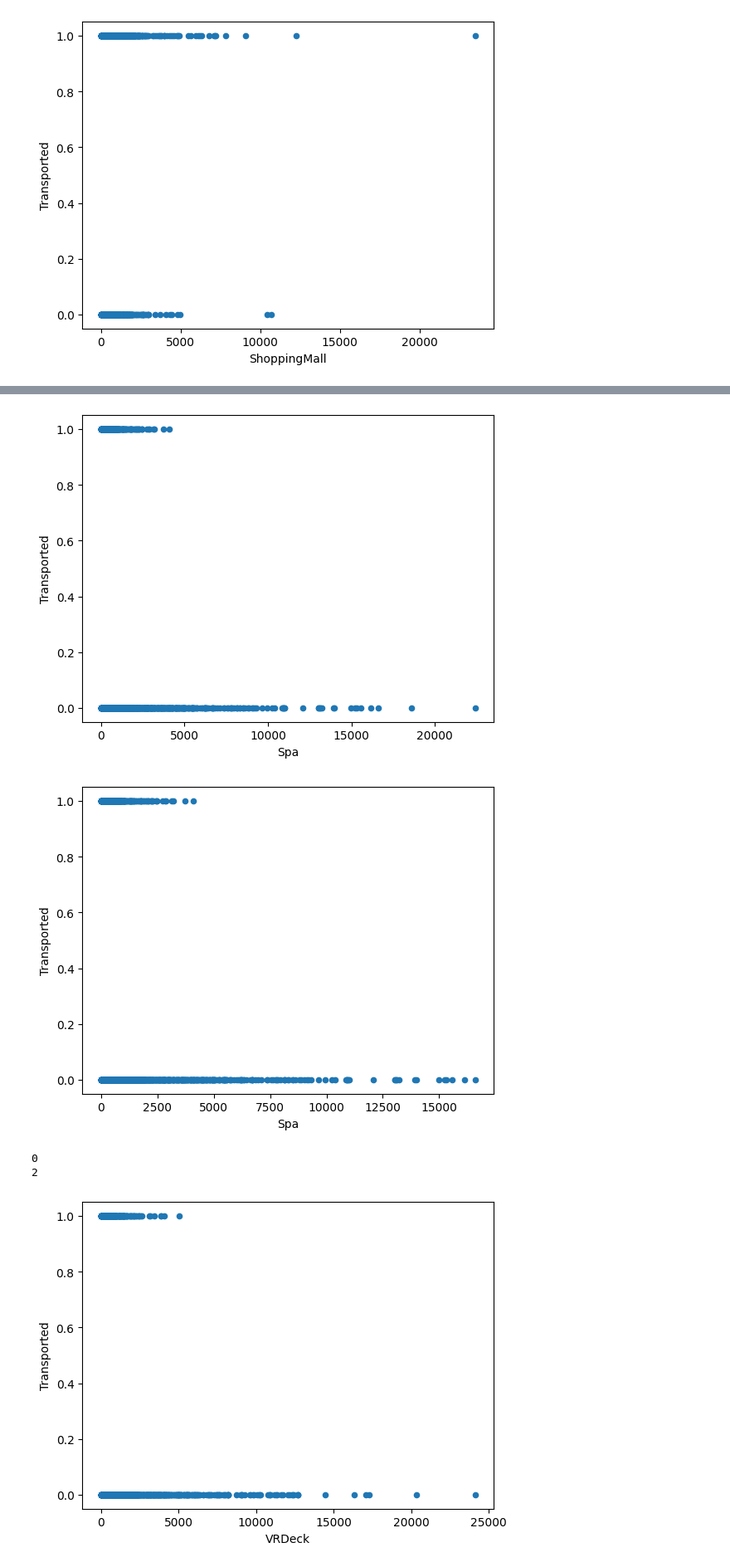
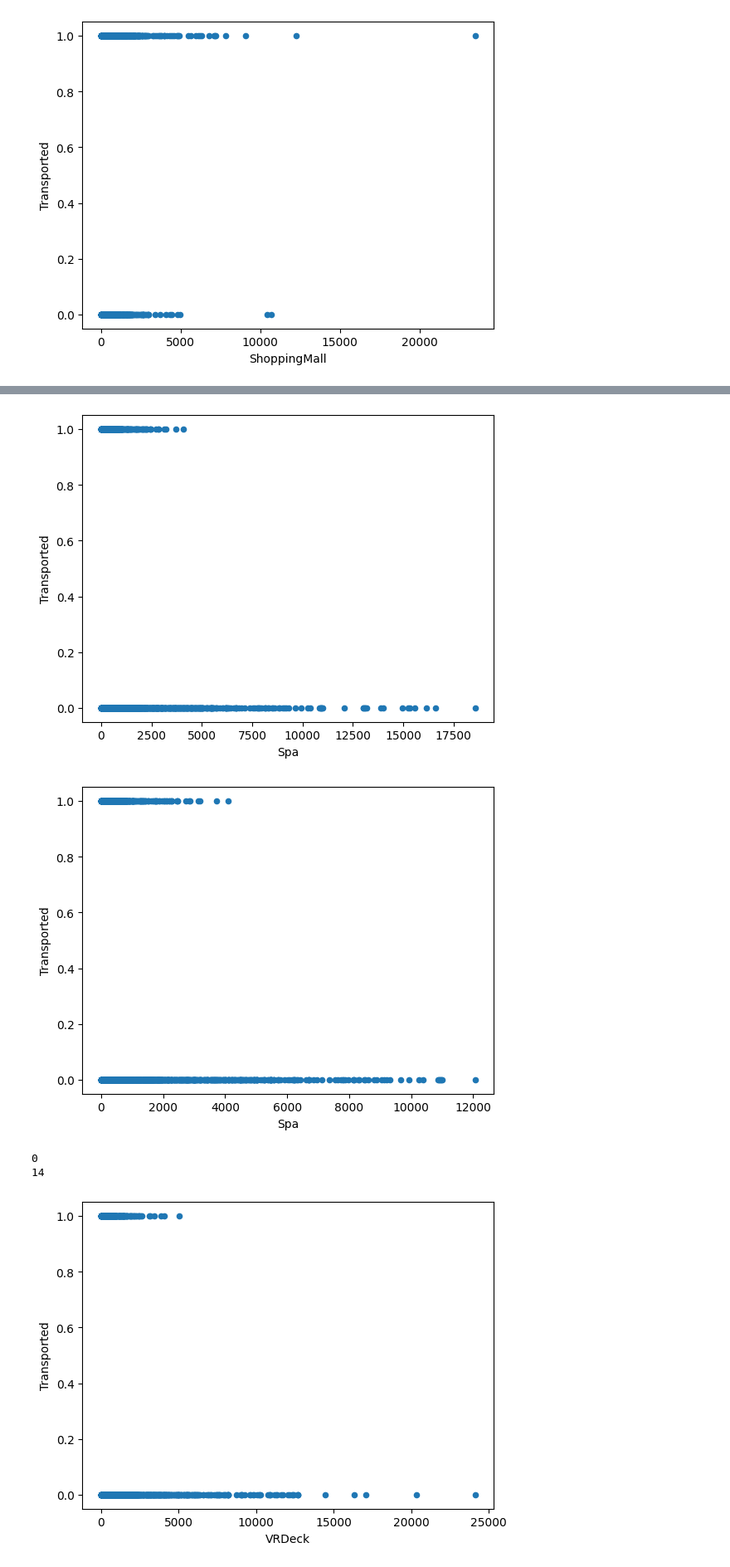
Before and after one commit to Sadeqsoli/SpaceTitanicSurvivors, a Jupyter notebook: spacetitanicsurvivors.ipynb, the cells around one changed output, grey strips where cells are left out. Shown at 83% size. Drawn from its saved outputs; the diff is of its cells as text; code cells hidden in the pictures.

```diff
--- a/spacetitanicsurvivors.ipynb
+++ b/spacetitanicsurvivors.ipynb
@@ -342,8 +342,8 @@ plt.show()
 # %% [output]
 [figure]
 # %%
-indexNames1 = train[ (train['RoomService'] > 9000)& (train['Transported'] == False)].index
-indexNames2 = train[ (train['RoomService'] > 4000) & (train['Transported'] == True)].index
+indexNames1 = train[ (train['RoomService'] > 7500)& (train['Transported'] == False)].index
+indexNames2 = train[ (train['RoomService'] > 3000) & (train['Transported'] == True)].index
 
 train.drop(indexNames1 , inplace=True)
 train.drop(indexNames2 , inplace=True)
@@ -353,6 +353,6 @@ plt.show()
 
 
 # train.info()
-# print(len(indexNames1))
-# print(len(indexNames2))
+print(len(indexNames1))
+print(len(indexNames2))
 # %% [output]
@@ -363,8 +365,8 @@ plt.show()
 # %% [output]
 [figure]
 # %%
-indexNames1 = train[ (train['FoodCourt'] > 20000) & (train['Transported'] == True)].index
-indexNames2 = train[ (train['FoodCourt'] > 14000)& (train['Transported'] == False)].index
+indexNames1 = train[ (train['FoodCourt'] > 15000) & (train['Transported'] == True)].index
+indexNames2 = train[ (train['FoodCourt'] > 12000)& (train['Transported'] == False)].index
 
 train.drop(indexNames1 , inplace=True)
 train.drop(indexNames2 , inplace=True)
@@ -385,7 +387,7 @@ plt.show()
 [figure]
 # %%
 indexNames1 = train[ (train['ShoppingMall'] > 9000) & (train['Transported'] == True)].index
-indexNames2 = train[ (train['ShoppingMall'] > 5000)& (train['Transported'] == False)].index
+indexNames2 = train[ (train['ShoppingMall'] > 4000)& (train['Transported'] == False)].index
 
 train.drop(indexNames1 , inplace=True)
 train.drop(indexNames2 , inplace=True)
@@ -403,23 +405,23 @@ print(len(indexNames2))
 train.plot.scatter(x='Spa', y='Transported')
 plt.show()
 # %% [output]
-[figure, old version]
+[figure, new version]
 # %%
 indexNames1 = train[ (train['Spa'] > 4500) & (train['Transported'] == True)].index
-indexNames2 = train[ (train['Spa'] > 17500)& (train['Transported'] == False)].index
+indexNames2 = train[ (train['Spa'] > 12500)& (train['Transported'] == False)].index
 
 train.drop(indexNames1 , inplace=True)
 train.drop(indexNames2 , inplace=True)
 
 train.plot.scatter(x='Spa', y='Transported')
 plt.show()
 
 print(len(indexNames1))
 print(len(indexNames2))
 # %% [output]
-[figure, old version]
+[figure, new version]
 0
-2
+14
 # %%
 train.plot.scatter(x='VRDeck', y='Transported')
 plt.show()
```
Also changed, not shown: parts of 7 cells of this notebook.
